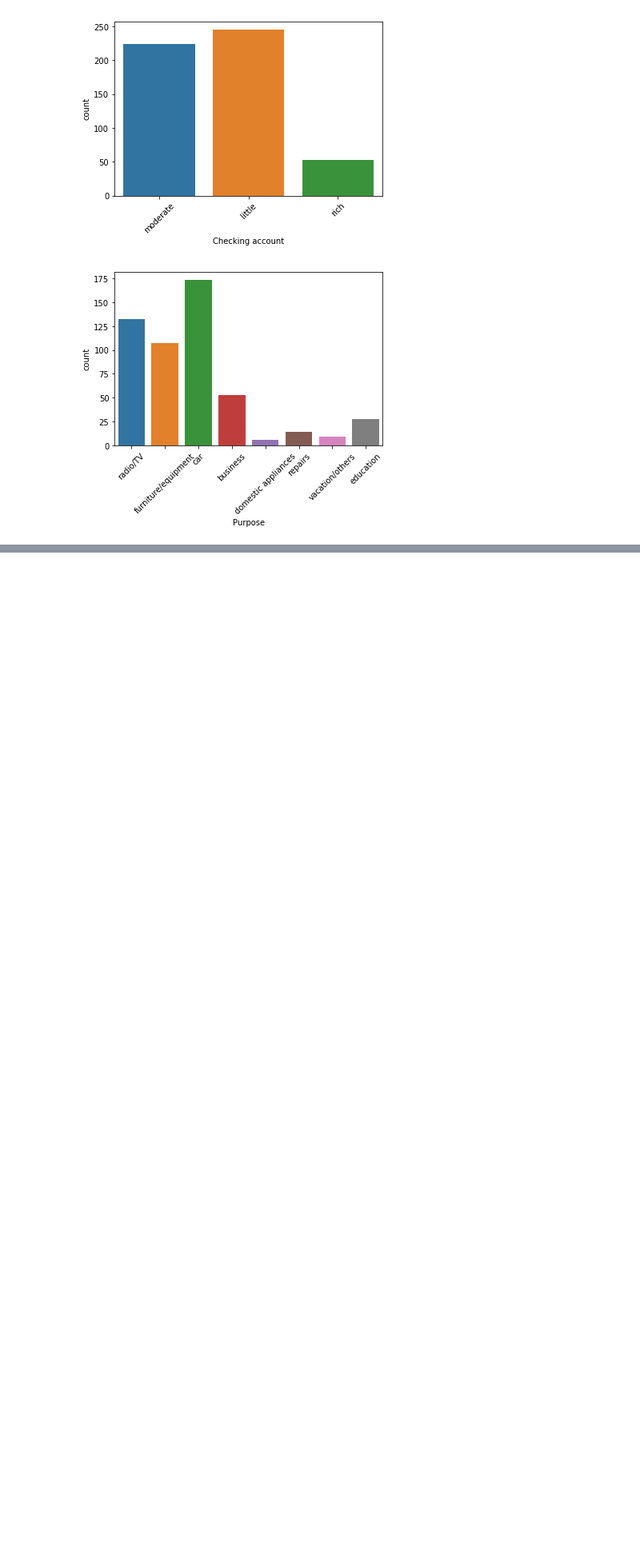
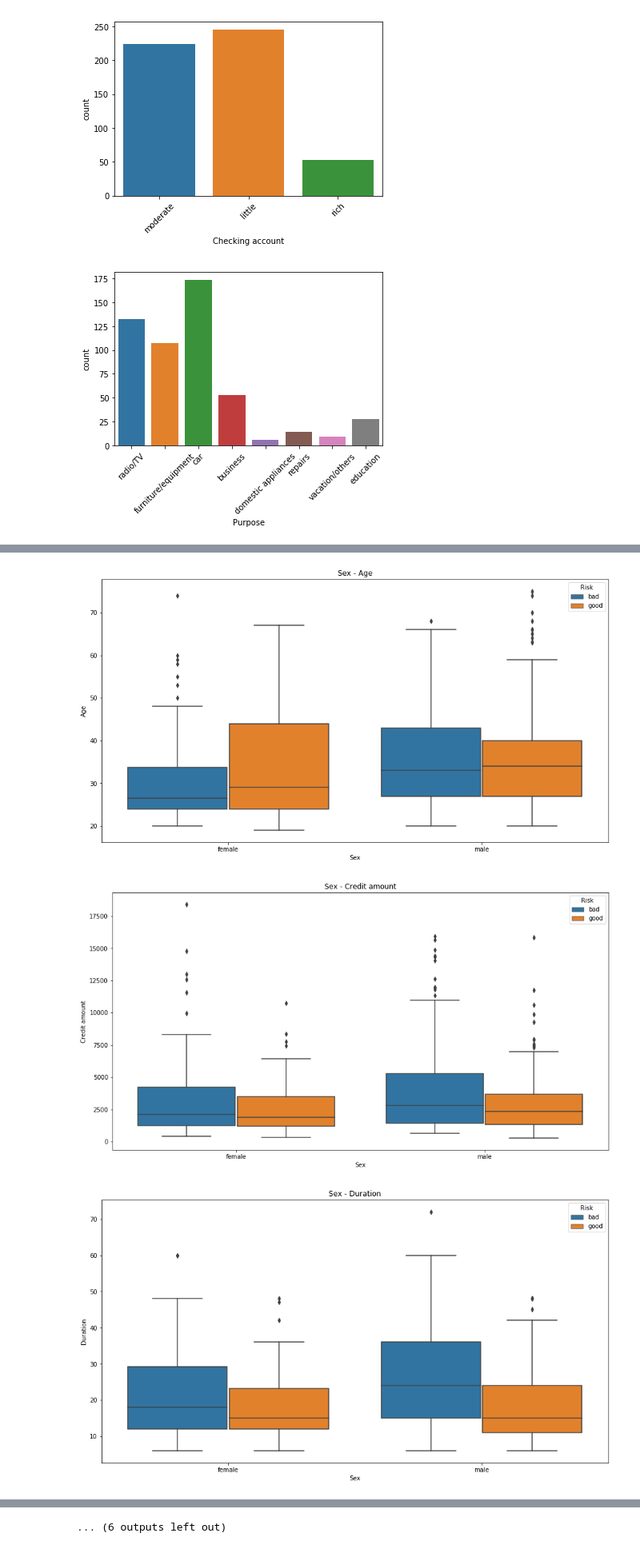
Before and after one commit to KimDoubleB/DS_Tutorials, a Jupyter notebook: Classification_Credit.ipynb, the cells around one changed output, grey strips where cells are left out. Shown at 80% size. Drawn from its saved outputs; the diff is of its cells as text; code cells hidden in the pictures; blank space fills up the shorter version.

```diff
--- a/Classification_Credit.ipynb
+++ b/Classification_Credit.ipynb
@@ -192,13 +191,19 @@ plt.show()
 # %%
-# # check the relationship with categorical data and numerical data
+# check the relationship with categorical data and numerical data
 
-# def comp_cat_num(categorical_feature):
-#     for col in numerical_feature:
-#         plt.figure(figsize = (18, 10))
-#         sns.boxplot(x=categorical_feature, y = col, hue = 'Risk', data = df)
-#         plt.title('{} - {}' .format(categorical_feature, col))
-#         plt.show()
+def comp_cat_num(ca, nu):
+    for col in ca:
+        if col == 'Risk':
+            continue
+        for col2 in nu:
+            plt.figure(figsize = (15, 8))
+            sns.boxplot(x=col, y = col2, hue = 'Risk', data = df)
+            plt.title('{} - {}' .format(col, col2))
+            plt.show()
 
 
-# for i in category_feature:
-#     comp_cat_num(i)
+comp_cat_num(category_feature, numerical_feature)
+# %% [output]
+[figure, added]
+[figure, added]
+[figure, added]
@@ -205,3 +219,4 @@ plt.show()
+... (6 outputs left out)
 # %%
 # remove the outlier of numerical data using IQR
 for col in numerical_feature:
```
Also changed, not shown: parts of 9 cells of this notebook.
